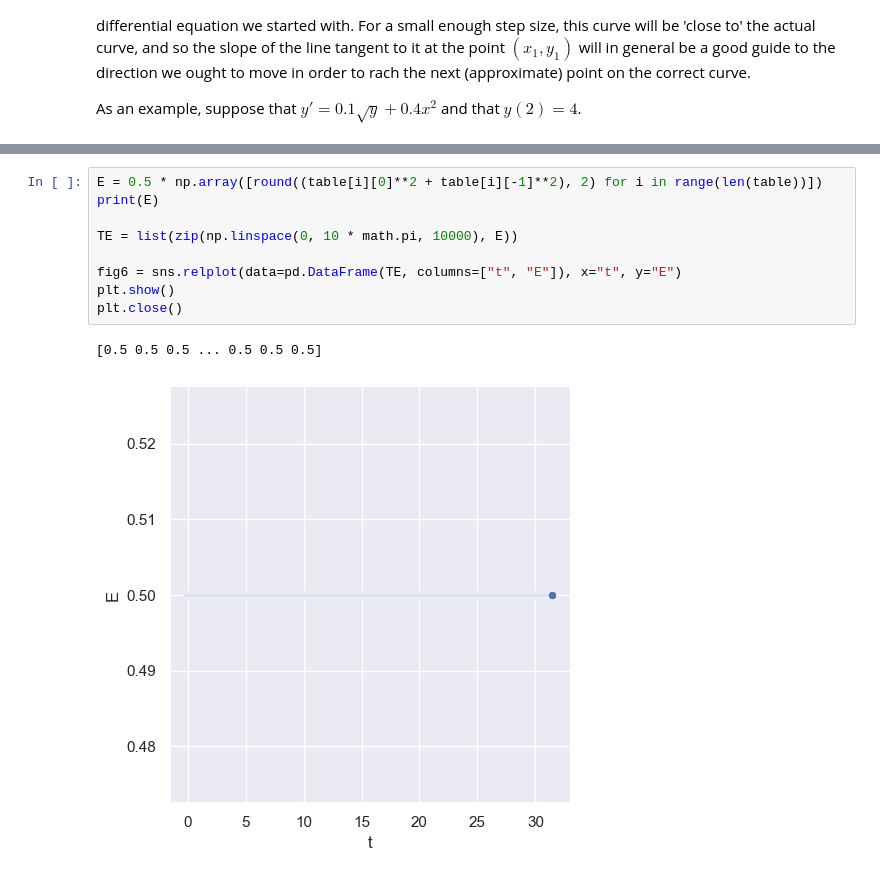
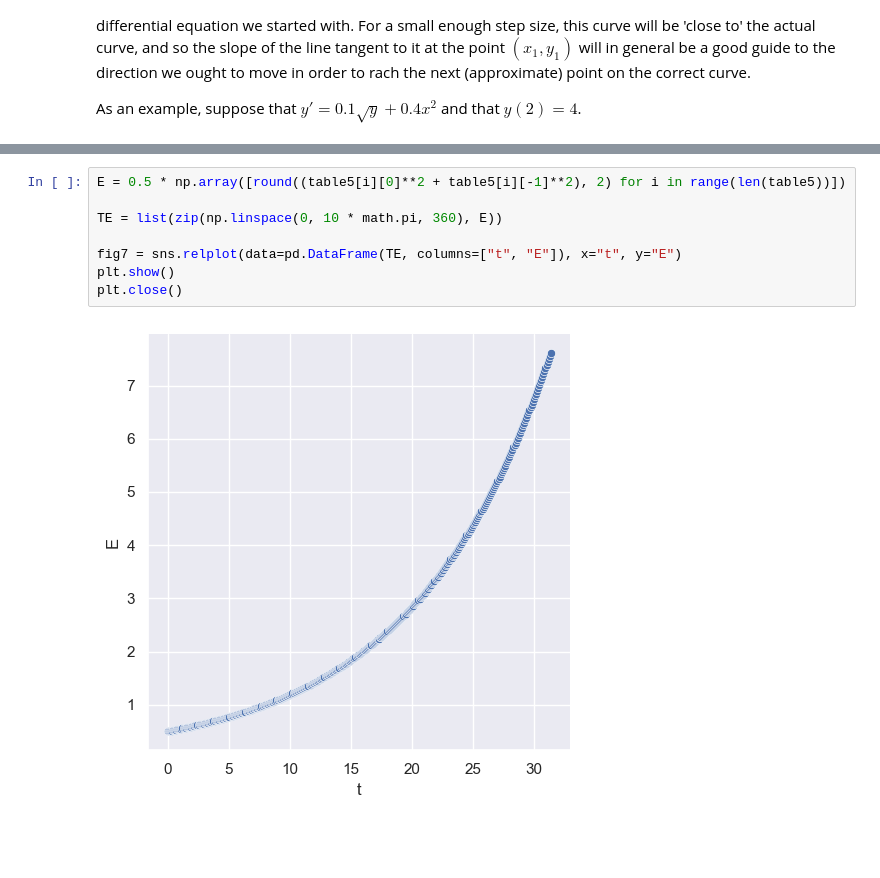
Before and after one commit to brendonericlucas/mathematical-physics, a Jupyter notebook: assignment33.ipynb, the cells around one changed output, grey strips where cells are left out. Cells and saved outputs as stored; diff of their text form; blank space fills up the shorter version.

```diff
--- a/assignment33.ipynb
+++ b/assignment33.ipynb
@@ -295,12 +267,10 @@ $$E = \frac{1}{2}x(t)^{2} + \frac{1}{2}p(t)^{2}$$
 # %%
-E = 0.5 * np.array([round((table[i][0]**2 + table[i][-1]**2), 2) for i in range(len(table))])
-print(E)
+E = 0.5 * np.array([round((table5[i][0]**2 + table5[i][-1]**2), 2) for i in range(len(table5))])
 
-TE = list(zip(np.linspace(0, 10 * math.pi, 10000), E))
+TE = list(zip(np.linspace(0, 10 * math.pi, 360), E))
 
-fig6 = sns.relplot(data=pd.DataFrame(TE, columns=["t", "E"]), x="t", y="E")
+fig7 = sns.relplot(data=pd.DataFrame(TE, columns=["t", "E"]), x="t", y="E")
 plt.show()
 plt.close()
 # %% [output]
-[0.5 0.5 0.5 ... 0.5 0.5 0.5]
-[figure, old version]
+[figure, new version]
```
Also changed, not shown: parts of 10 cells of this notebook, 4 other files.
